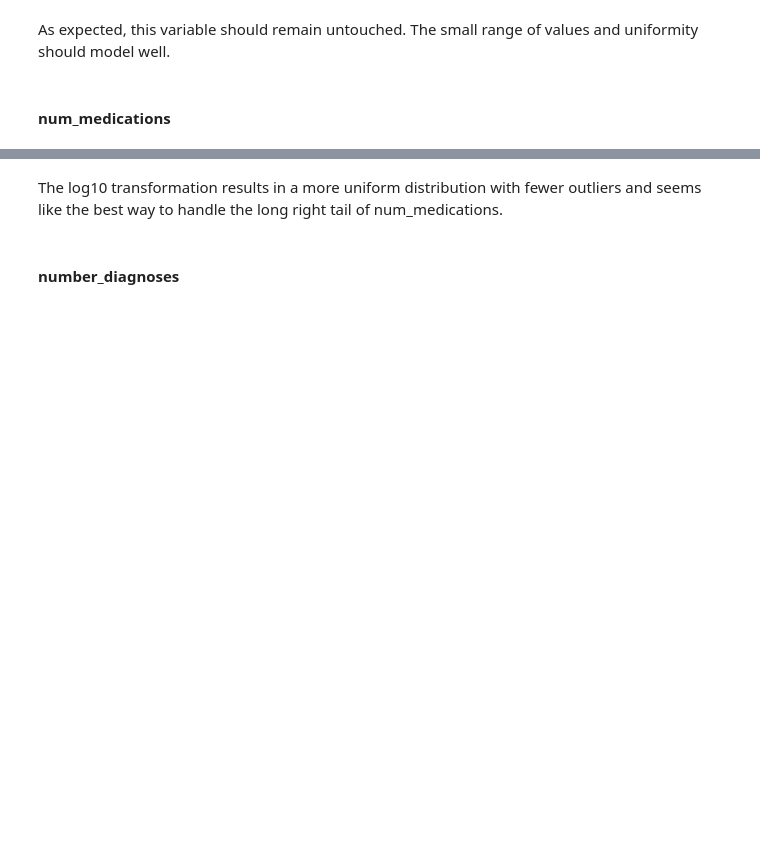
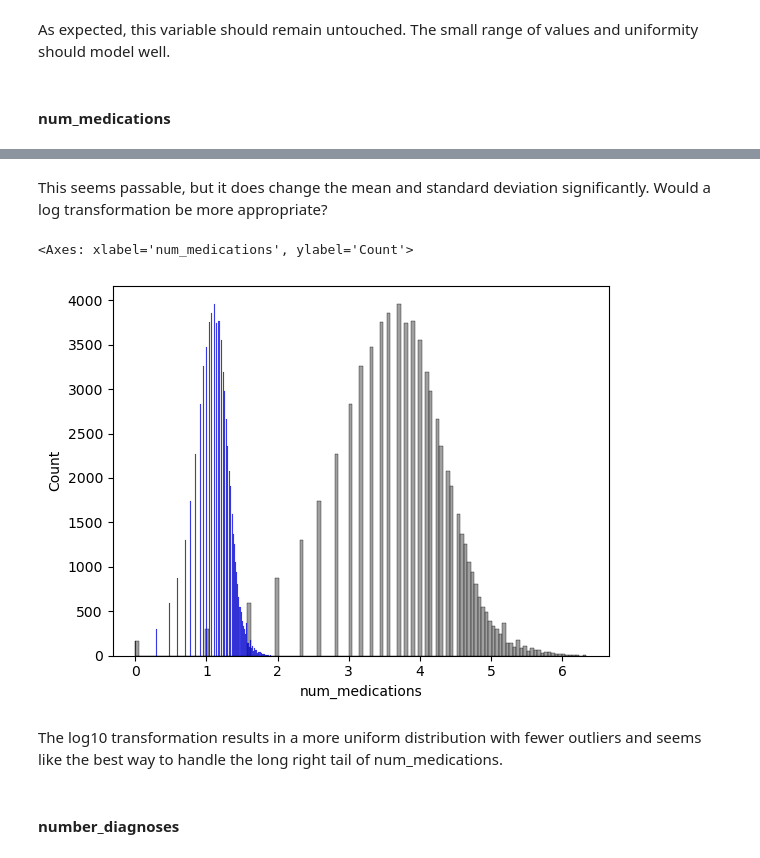
Before and after one commit to ashbyj/PredictingReadmissions, a Jupyter notebook: notebooks/2-ja-eda.ipynb, the cells around one changed output, grey strips where cells are left out. Cells and saved outputs as stored; diff of their text form; code cells hidden in the pictures; blank space fills up the shorter version.

```diff
--- a/notebooks/2-ja-eda.ipynb
+++ b/notebooks/2-ja-eda.ipynb
@@ -692,3 +670,13 @@ box_and_hist(log_transform)
+# %% [markdown]
+This seems passable, but it does change the mean and standard deviation significantly.  Would a log transformation be more appropriate?
+# %%
+fv_log2 = np.log2(focused_variable)
+sns.histplot(fv_log2, color='grey')
+fv_log10 = np.log10(focused_variable)
+sns.histplot(fv_log10, color='blue')
+# %% [output]
+<Axes: xlabel='num_medications', ylabel='Count'>
+[figure, added]
 # %% [markdown]
 The log10 transformation results in a more uniform distribution with fewer outliers and seems like the best way to handle the long right tail of num_medications.
 # %%
```
Also changed, not shown: parts of 39 cells of this notebook.
